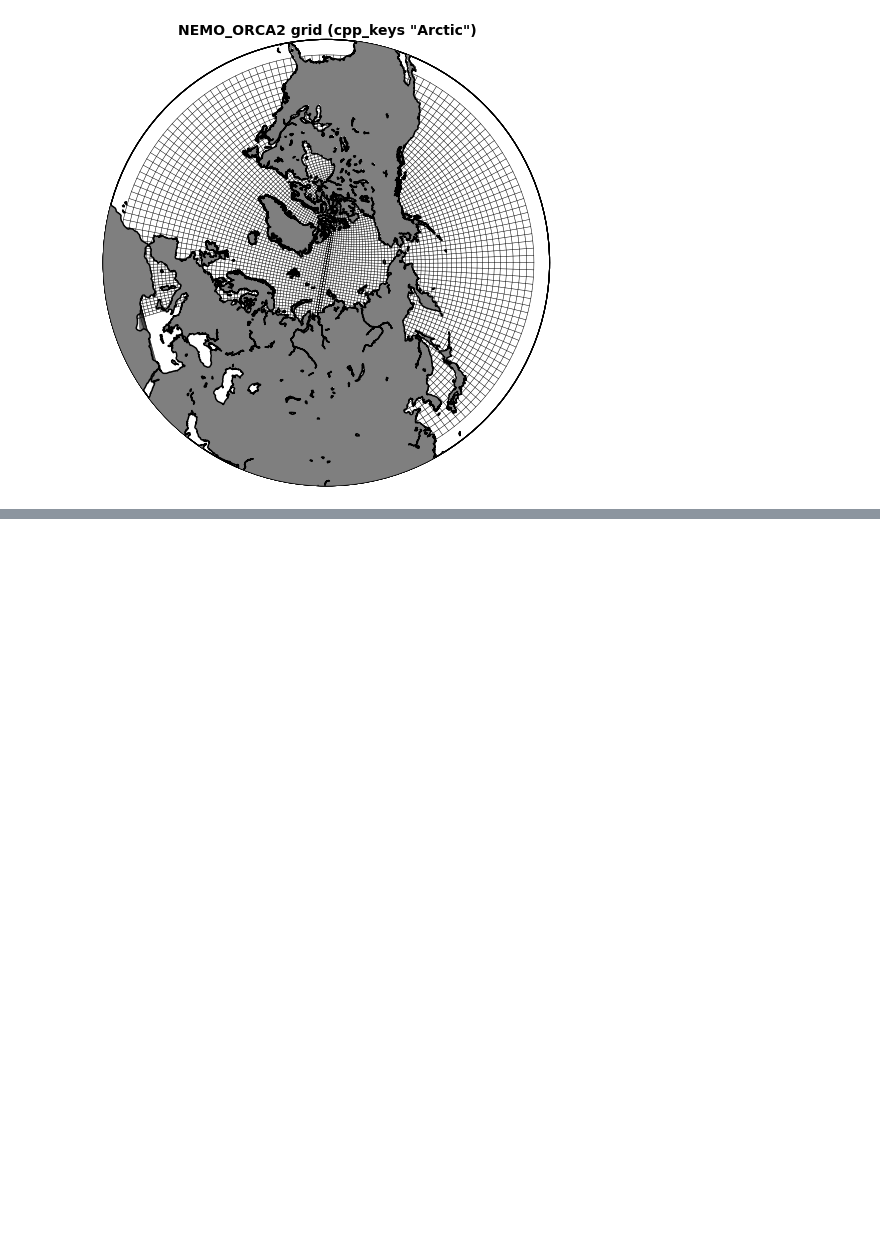
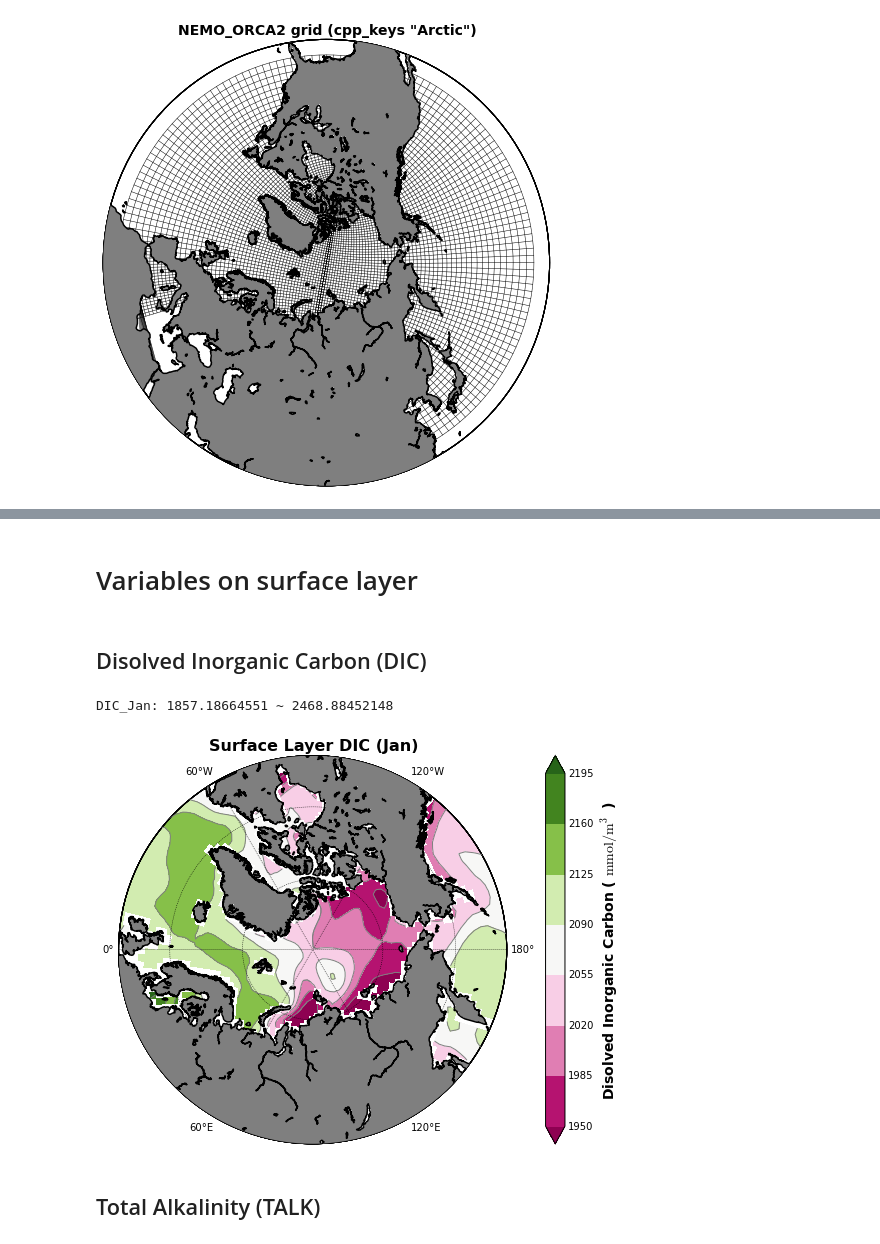
Before and after one commit to UBC-MOAD/analysis-kyle, a Jupyter notebook: notebooks/[NEMO] PISCES Output.ipynb, the cells around one changed output, grey strips where cells are left out. Cells and saved outputs as stored; diff of their text form; code cells hidden in the pictures; blank space fills up the shorter version.

```diff
--- a/notebooks/[NEMO] PISCES Output.ipynb
+++ b/notebooks/[NEMO] PISCES Output.ipynb
@@ -238,0 +70,30 @@ plt.show()
+# %%
+mask_obj=scipy.io.loadmat('_libs/ORCA2_Landmask_Arctic.mat')
+ORCA2_mask=mask_obj['ORCA2_Landmask_Arctic']
+# %% [markdown]
+# Variables on surface layer
+# %% [markdown]
+## Disolved Inorganic Carbon (DIC)
+# %%
+DIC=PTRC.variables['DIC'][:][0, :, :, :] # mmol/m3
+DIC_Jan=DIC[0, :, :]
+DIC_Jan_ma=np.ma.masked_where(ORCA2_mask==1, DIC_Jan)
+# %%
+print('DIC_Jan: {} ~ {}'.format(np.nanmin(DIC_Jan_ma), np.nanmax(DIC_Jan_ma)))
+# %% [output]
+DIC_Jan: 1857.18664551 ~ 2468.88452148
+# %%
+clevs=range(1950, 2200, 35)
+var_name='Disolved Inorganic Carbon ( $\mathrm{mmol/m^3}$ )'
+CMap=plt.cm.PiYG
+#
+fig, ax, proj = Nts.contourf_Arctic(nav_lon, nav_lat, 50, DIC_Jan_ma, clevs, CMap, var_name, hit=1)
+#
+title='Surface Layer DIC (Jan)'
+ax.set_title(title, fontsize=16, fontweight='bold')
+fig.set_size_inches(8, 8)
+fig.canvas.draw()
+# %% [output]
+[figure, added]
+# %% [markdown]
+## Total Alkalinity (TALK)
```
Also changed, not shown: parts of 29 cells of this notebook, 2 other files.
